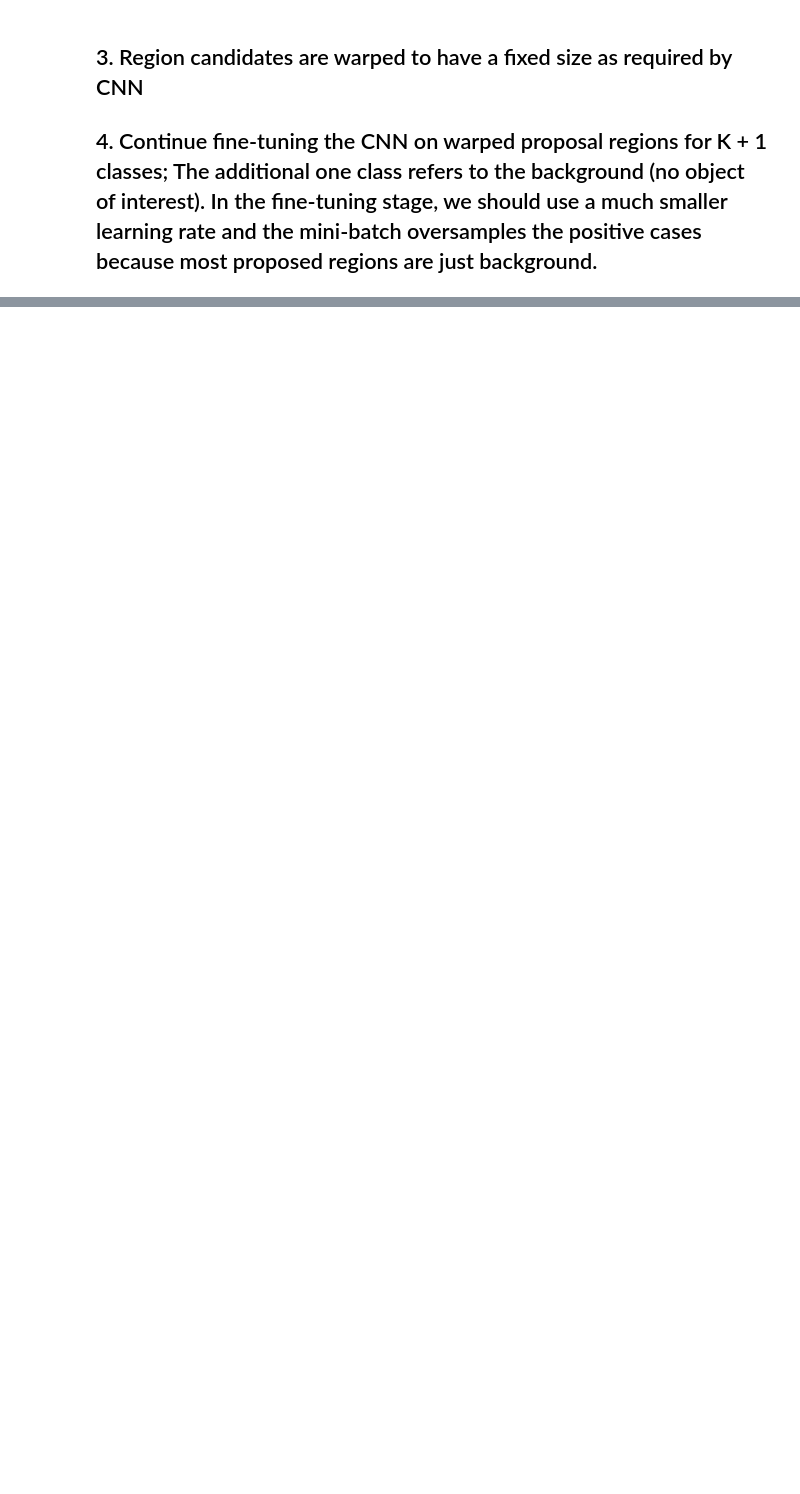
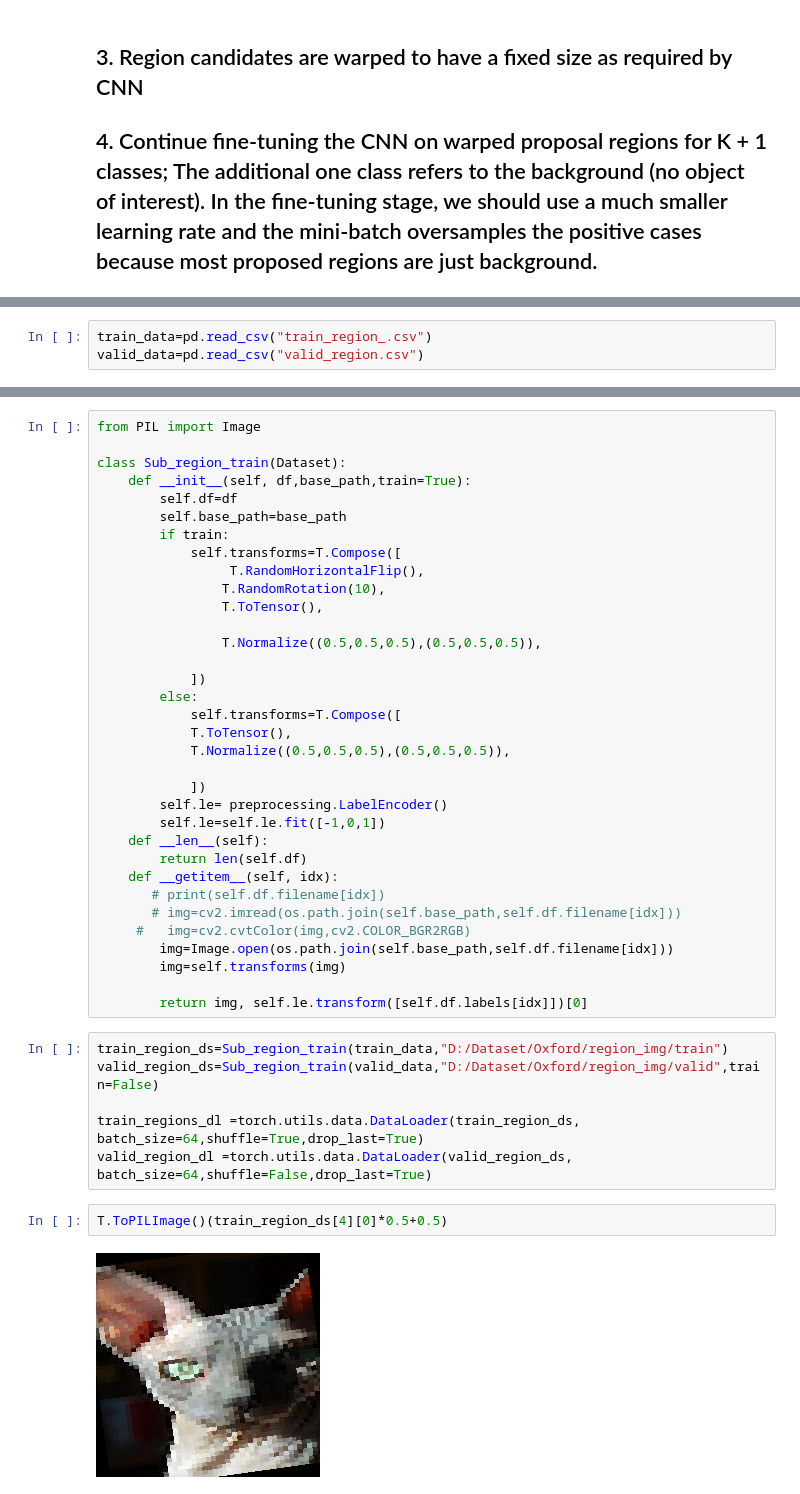
Before and after one commit to hslrock/ObjectDetection_, a Jupyter notebook: 1_RCNN_Part_1.ipynb, the cells around one changed output, grey strips where cells are left out. Cells and saved outputs as stored; diff of their text form; blank space fills up the shorter version.

```diff
--- a/1_RCNN.ipynb
+++ b/1_RCNN_Part_1.ipynb
@@ -254,0 +304,3 @@ for batch_idx,(img,label) in enumerate(regions_dl):
+# %%
+train_data=pd.read_csv("train_region_.csv")
+valid_data=pd.read_csv("valid_region.csv")
@@ -255 +326,45 @@ for batch_idx,(img,label) in enumerate(regions_dl):
+# %%
+from PIL import Image
+
+class Sub_region_train(Dataset):
+    def __init__(self, df,base_path,train=True):
+        self.df=df
+        self.base_path=base_path
+        if train:
+            self.transforms=T.Compose([
+                 T.RandomHorizontalFlip(),
+                T.RandomRotation(10),
+                T.ToTensor(),
+
+                T.Normalize((0.5,0.5,0.5),(0.5,0.5,0.5)),
+
+            ])
+        else:
+            self.transforms=T.Compose([
+            T.ToTensor(),
+            T.Normalize((0.5,0.5,0.5),(0.5,0.5,0.5)),
+
+            ])
+        self.le= preprocessing.LabelEncoder()
+        self.le=self.le.fit([-1,0,1])
+    def __len__(self):
+        return len(self.df)
+    def __getitem__(self, idx):
+       # print(self.df.filename[idx])
+       # img=cv2.imread(os.path.join(self.base_path,self.df.filename[idx]))
+     #   img=cv2.cvtColor(img,cv2.COLOR_BGR2RGB)
+        img=Image.open(os.path.join(self.base_path,self.df.filename[idx]))
+        img=self.transforms(img)
+
+        return img, self.le.transform([self.df.labels[idx]])[0]
+# %%
+train_region_ds=Sub_region_train(train_data,"D:/Dataset/Oxford/region_img/train")
+valid_region_ds=Sub_region_train(valid_data,"D:/Dataset/Oxford/region_img/valid",train=False)
+
+train_regions_dl =torch.utils.data.DataLoader(train_region_ds, batch_size=64,shuffle=True,drop_last=True)
+valid_region_dl =torch.utils.data.DataLoader(valid_region_ds, batch_size=64,shuffle=False,drop_last=True)
+# %%
+T.ToPILImage()(train_region_ds[4][0]*0.5+0.5)
+# %% [output]
+[figure, added]
 # %%
```
Also changed, not shown: parts of 21 cells of this notebook, 4 other files.
